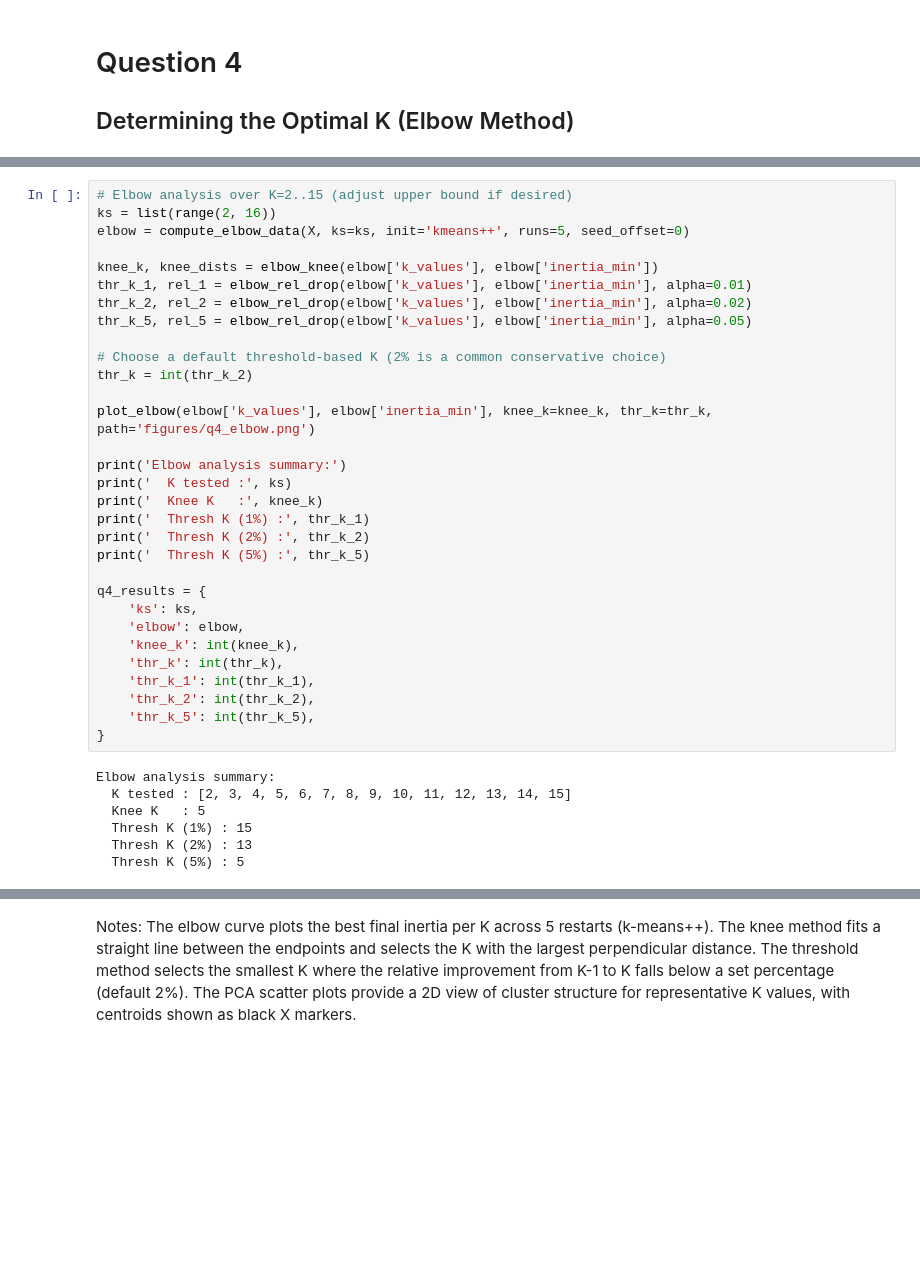
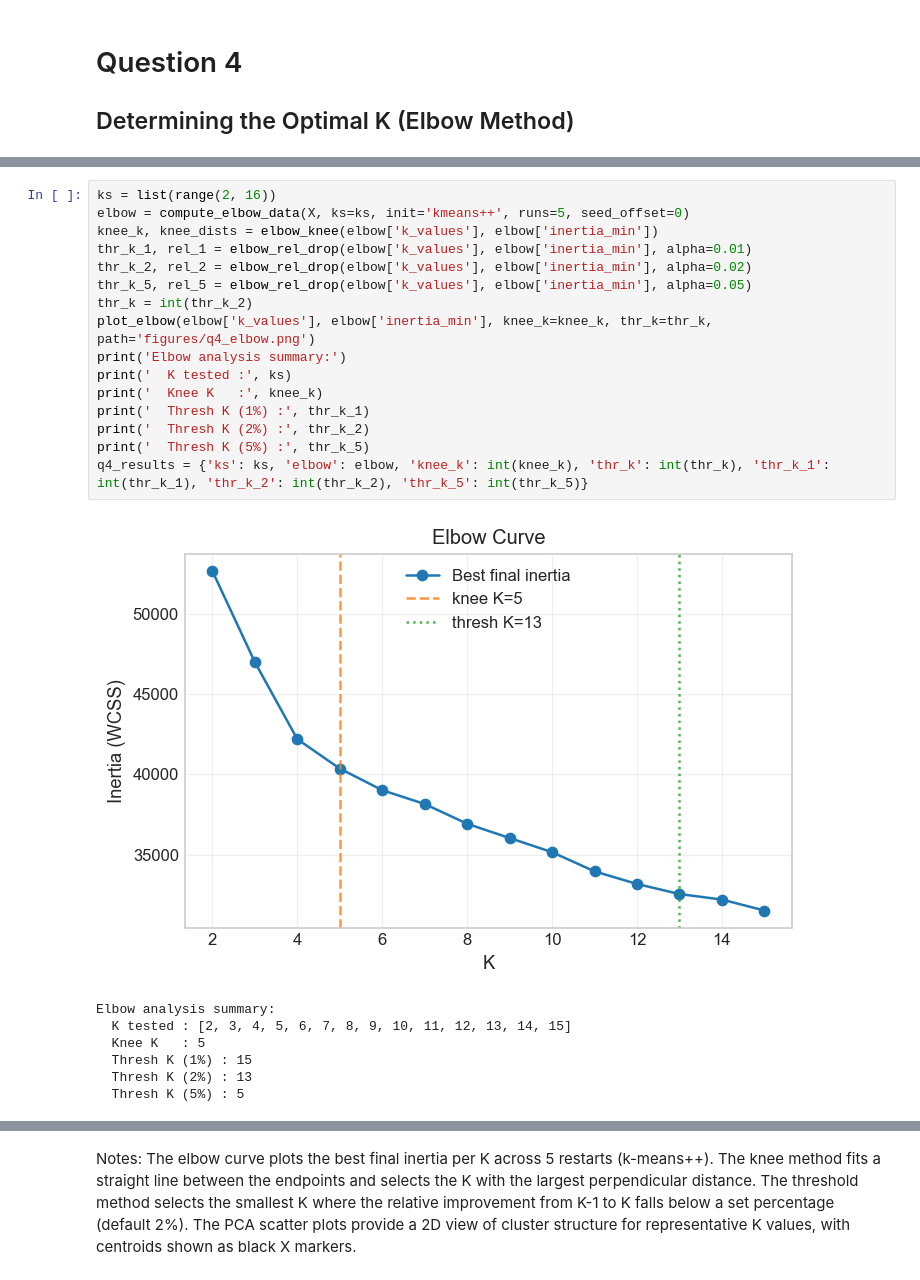
Before and after one commit to kylianmarceau/AI1, a Jupyter notebook: ASSignment.ipynb, the cells around one changed output, grey strips where cells are left out. Cells and saved outputs as stored; diff of their text form; blank space fills up the shorter version.

```diff
--- a/ASSignment.ipynb
+++ b/ASSignment.ipynb
@@ -687,35 +550,21 @@ def plot_clusters_grid(
 # %%
-# Elbow analysis over K=2..15 (adjust upper bound if desired)
 ks = list(range(2, 16))
 elbow = compute_elbow_data(X, ks=ks, init='kmeans++', runs=5, seed_offset=0)
-
 knee_k, knee_dists = elbow_knee(elbow['k_values'], elbow['inertia_min'])
 thr_k_1, rel_1 = elbow_rel_drop(elbow['k_values'], elbow['inertia_min'], alpha=0.01)
 thr_k_2, rel_2 = elbow_rel_drop(elbow['k_values'], elbow['inertia_min'], alpha=0.02)
 thr_k_5, rel_5 = elbow_rel_drop(elbow['k_values'], elbow['inertia_min'], alpha=0.05)
-
-# Choose a default threshold-based K (2% is a common conservative choice)
 thr_k = int(thr_k_2)
-
 plot_elbow(elbow['k_values'], elbow['inertia_min'], knee_k=knee_k, thr_k=thr_k, path='figures/q4_elbow.png')
-
 print('Elbow analysis summary:')
 print('  K tested :', ks)
 print('  Knee K   :', knee_k)
 print('  Thresh K (1%) :', thr_k_1)
 print('  Thresh K (2%) :', thr_k_2)
 print('  Thresh K (5%) :', thr_k_5)
-
-q4_results = {
-    'ks': ks,
-    'elbow': elbow,
-    'knee_k': int(knee_k),
-    'thr_k': int(thr_k),
-    'thr_k_1': int(thr_k_1),
-    'thr_k_2': int(thr_k_2),
-    'thr_k_5': int(thr_k_5),
-}
+q4_results = {'ks': ks, 'elbow': elbow, 'knee_k': int(knee_k), 'thr_k': int(thr_k), 'thr_k_1': int(thr_k_1), 'thr_k_2': int(thr_k_2), 'thr_k_5': int(thr_k_5)}
 # %% [output]
+[figure, added]
 Elbow analysis summary:
   K tested : [2, 3, 4, 5, 6, 7, 8, 9, 10, 11, 12, 13, 14, 15]
   Knee K   : 5
```
Also changed, not shown: parts of 40 cells of this notebook, 20 other files.
